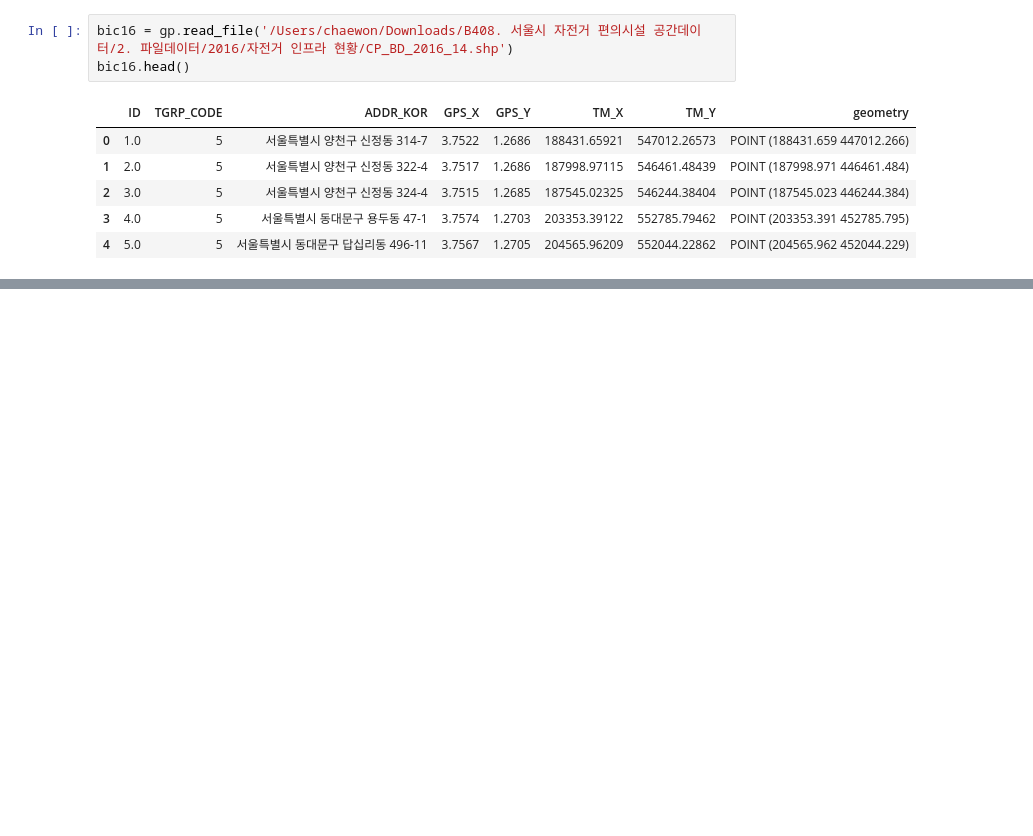
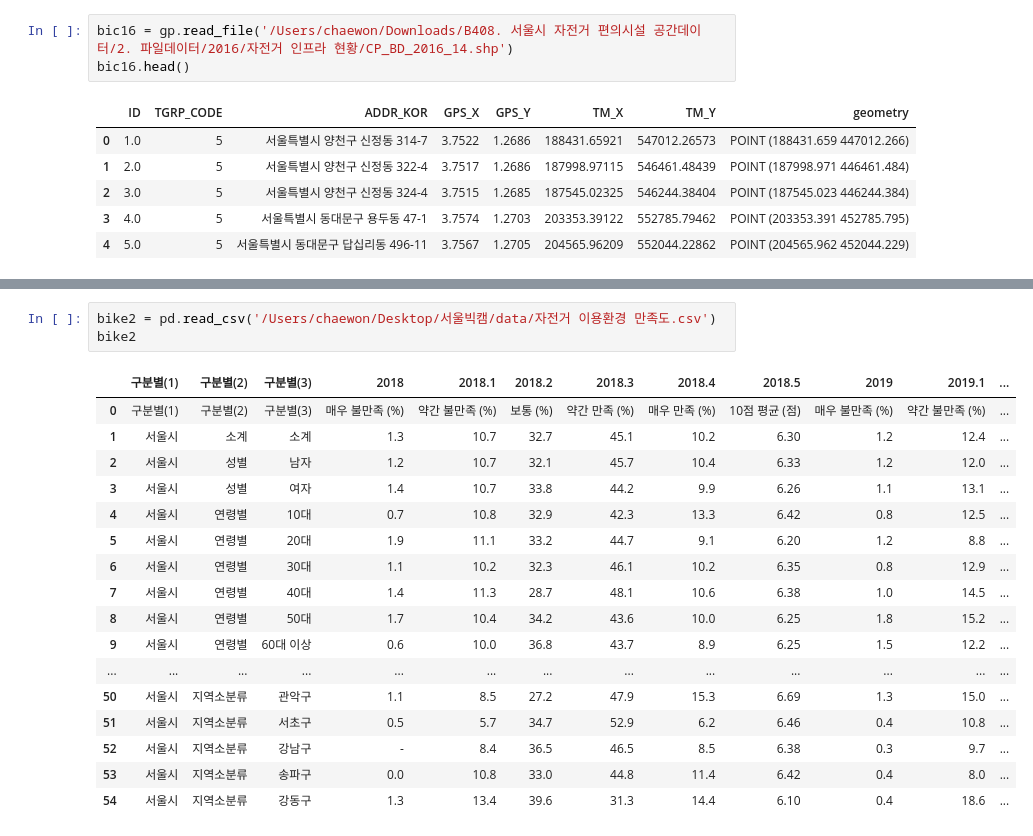
Before and after one commit to won4513/bigdata_campus, a Jupyter notebook: Bicycle/1.ipynb, the cells around one changed output, grey strips where cells are left out. Cells and saved outputs as stored; diff of their text form; blank space fills up the shorter version.

```diff
--- a/Bicycle/1.ipynb
+++ b/Bicycle/1.ipynb
@@ -75,0 +93,21 @@ bic16.head()
+# %%
+bike2 = pd.read_csv('/Users/chaewon/Desktop/서울빅캠/data/자전거 이용환경 만족도.csv')
+bike2
+# %% [output]
+|  | 구분별(1) | 구분별(2) | 구분별(3) | 2018 | 2018.1 | 2018.2 | 2018.3 | 2018.4 | 2018.5 | 2019 | 2019.1 | ... |
+| 0 | 구분별(1) | 구분별(2) | 구분별(3) | 매우 불만족 (%) | 약간 불만족 (%) | 보통 (%) | 약간 만족 (%) | 매우 만족 (%) | 10점 평균 (점) | 매우 불만족 (%) | 약간 불만족 (%) | ... |
+| 1 | 서울시 | 소계 | 소계 | 1.3 | 10.7 | 32.7 | 45.1 | 10.2 | 6.30 | 1.2 | 12.4 | ... |
+| 2 | 서울시 | 성별 | 남자 | 1.2 | 10.7 | 32.1 | 45.7 | 10.4 | 6.33 | 1.2 | 12.0 | ... |
+| 3 | 서울시 | 성별 | 여자 | 1.4 | 10.7 | 33.8 | 44.2 | 9.9 | 6.26 | 1.1 | 13.1 | ... |
+| 4 | 서울시 | 연령별 | 10대 | 0.7 | 10.8 | 32.9 | 42.3 | 13.3 | 6.42 | 0.8 | 12.5 | ... |
+| 5 | 서울시 | 연령별 | 20대 | 1.9 | 11.1 | 33.2 | 44.7 | 9.1 | 6.20 | 1.2 | 8.8 | ... |
+| 6 | 서울시 | 연령별 | 30대 | 1.1 | 10.2 | 32.3 | 46.1 | 10.2 | 6.35 | 0.8 | 12.9 | ... |
+| 7 | 서울시 | 연령별 | 40대 | 1.4 | 11.3 | 28.7 | 48.1 | 10.6 | 6.38 | 1.0 | 14.5 | ... |
+| 8 | 서울시 | 연령별 | 50대 | 1.7 | 10.4 | 34.2 | 43.6 | 10.0 | 6.25 | 1.8 | 15.2 | ... |
+| 9 | 서울시 | 연령별 | 60대 이상 | 0.6 | 10.0 | 36.8 | 43.7 | 8.9 | 6.25 | 1.5 | 12.2 | ... |
+| ... | ... | ... | ... | ... | ... | ... | ... | ... | ... | ... | ... | ... |
+| 50 | 서울시 | 지역소분류 | 관악구 | 1.1 | 8.5 | 27.2 | 47.9 | 15.3 | 6.69 | 1.3 | 15.0 | ... |
+| 51 | 서울시 | 지역소분류 | 서초구 | 0.5 | 5.7 | 34.7 | 52.9 | 6.2 | 6.46 | 0.4 | 10.8 | ... |
+| 52 | 서울시 | 지역소분류 | 강남구 | - | 8.4 | 36.5 | 46.5 | 8.5 | 6.38 | 0.3 | 9.7 | ... |
+| 53 | 서울시 | 지역소분류 | 송파구 | 0.0 | 10.8 | 33.0 | 44.8 | 11.4 | 6.42 | 0.4 | 8.0 | ... |
+| 54 | 서울시 | 지역소분류 | 강동구 | 1.3 | 13.4 | 39.6 | 31.3 | 14.4 | 6.10 | 0.4 | 18.6 | ... |
```
Also changed, not shown: parts of 10 cells of this notebook, 2 other files.
